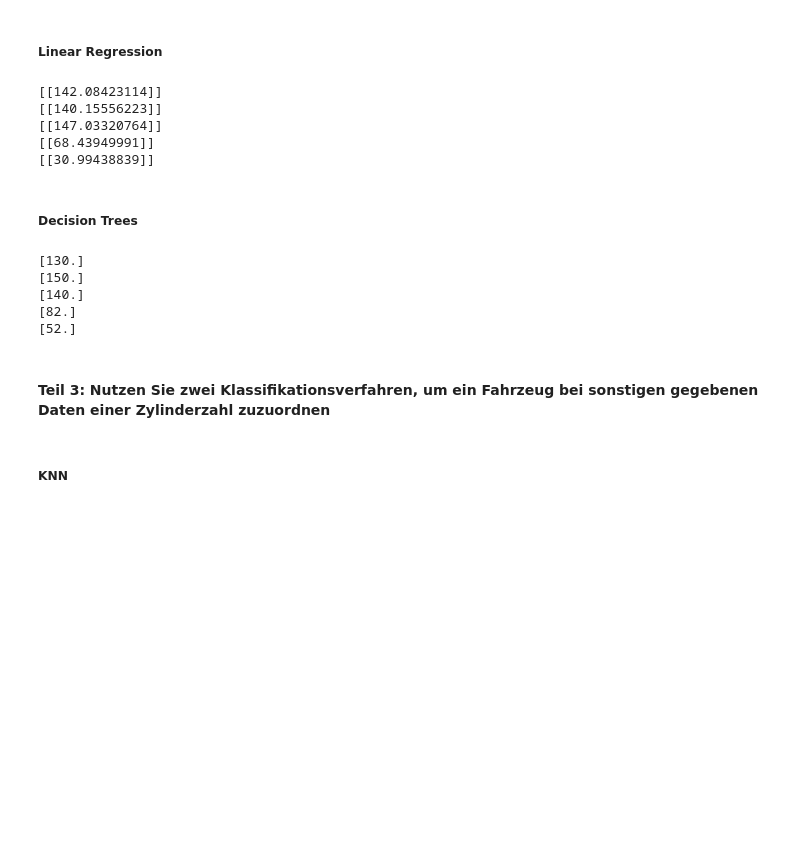
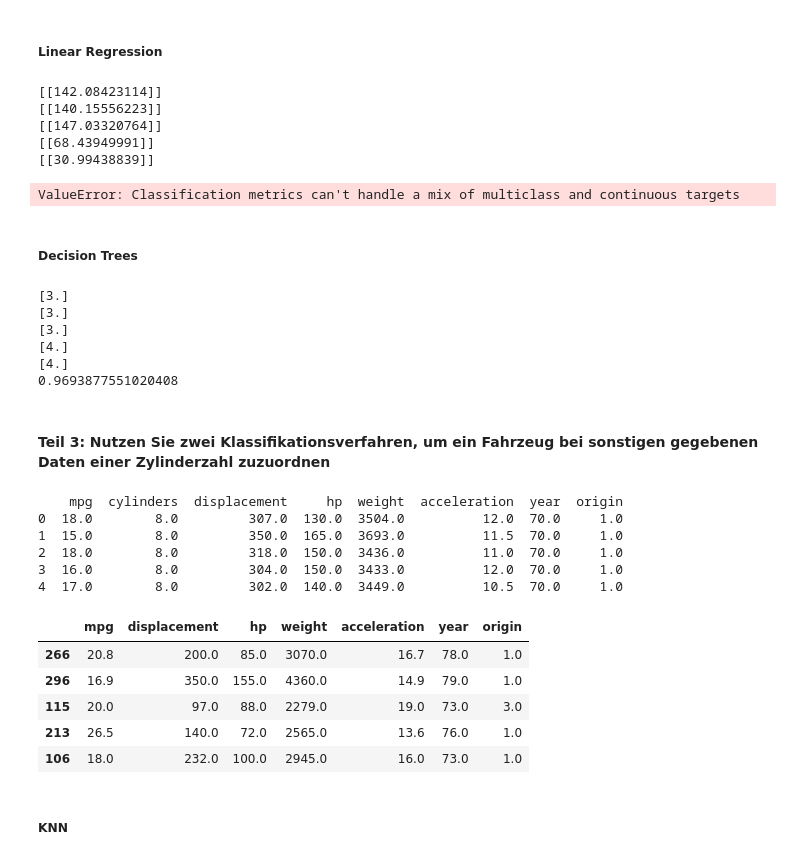
Before and after one commit to emrebesogul/data-science, a Jupyter notebook: Programmentwurf.ipynb, the cells around one changed output. Saved outputs shown, nothing was run; the diff lists cells and outputs as text; code cells hidden in the pictures; blank space fills up the shorter version.

Commit message:
classification

```diff
--- a/Programmentwurf.ipynb
+++ b/Programmentwurf.ipynb
@@ -232,12 +221,15 @@ print(p5)
 
 
 # Plot
+target_pred = lr.predict(X_test)
+print(accuracy_score(y_test, target_pred))
 # %% [output]
 [[142.08423114]]
 [[140.15556223]]
 [[147.03320764]]
 [[68.43949991]]
 [[30.99438839]]
+ValueError: Classification metrics can't handle a mix of multiclass and continuous targets
 # %% [markdown]
 ##### Decision Trees
 # %%
@@ -253,7 +245,7 @@ df_y = df[['hp']]
 
 # Create Decision Tree classifer object and train the model
 clf = tree.DecisionTreeClassifier()
-clf = clf.fit(df_x, df_y)
+clf = clf.fit(X_train, y_train)
 
 
 # Predict data
@@ -274,13 +266,57 @@ print(p5)
 
 
 # Plot
+target_pred = clf.predict(X_test)
+print(accuracy_score(y_test, target_pred))
 # %% [output]
-[130.]
-[150.]
-[140.]
-[82.]
-[52.]
+[3.]
+[3.]
+[3.]
+[4.]
+[4.]
+0.9693877551020408
 # %% [markdown]
 #### Teil 3: Nutzen Sie zwei Klassifikationsverfahren, um ein Fahrzeug bei sonstigen gegebenen Daten einer Zylinderzahl zuzuordnen
+# %%
+from sklearn import preprocessing
+
+# Data Preperation
+col_Names = ["mpg", "cylinders", "displacement", "hp", "weight", "acceleration", "year", "origin", "name"]
+df = pd.read_csv("auto-mpg.data-original", sep='\t+|\s\s+', engine='python', header=None, names=col_Names)
+
+# Remove false entries...
+df = df[df['mpg'].notnull()]
+df = df[df['hp'].notnull()]
+
+df = df.drop(columns=['name'])
+
+X_val = df.drop(columns=['cylinders'])
+y_val = df['cylinders']
+
+
+
+X_train, X_test, y_train, y_test = train_test_split(X_val,
+                                                    y_val,
+                                                    test_size=0.25, random_state=1)
+
+mm_scaler = preprocessing.MinMaxScaler()
+X_train_minmax = mm_scaler.fit_transform(X_train)
+
+mm_scaler.transform(X_test)
+print(df.head())
+X_train.head()
+# %% [output]
+    mpg  cylinders  displacement     hp  weight  acceleration  year  origin
+0  18.0        8.0         307.0  130.0  3504.0          12.0  70.0     1.0
+1  15.0        8.0         350.0  165.0  3693.0          11.5  70.0     1.0
+2  18.0        8.0         318.0  150.0  3436.0          11.0  70.0     1.0
+3  16.0        8.0         304.0  150.0  3433.0          12.0  70.0     1.0
+4  17.0        8.0         302.0  140.0  3449.0          10.5  70.0     1.0
+|  | mpg | displacement | hp | weight | acceleration | year | origin |
+| 266 | 20.8 | 200.0 | 85.0 | 3070.0 | 16.7 | 78.0 | 1.0 |
+| 296 | 16.9 | 350.0 | 155.0 | 4360.0 | 14.9 | 79.0 | 1.0 |
+| 115 | 20.0 | 97.0 | 88.0 | 2279.0 | 19.0 | 73.0 | 3.0 |
+| 213 | 26.5 | 140.0 | 72.0 | 2565.0 | 13.6 | 76.0 | 1.0 |
+| 106 | 18.0 | 232.0 | 100.0 | 2945.0 | 16.0 | 73.0 | 1.0 |
 # %% [markdown]
 ##### KNN
```
Also changed, not shown: parts of 5 cells of this notebook.
